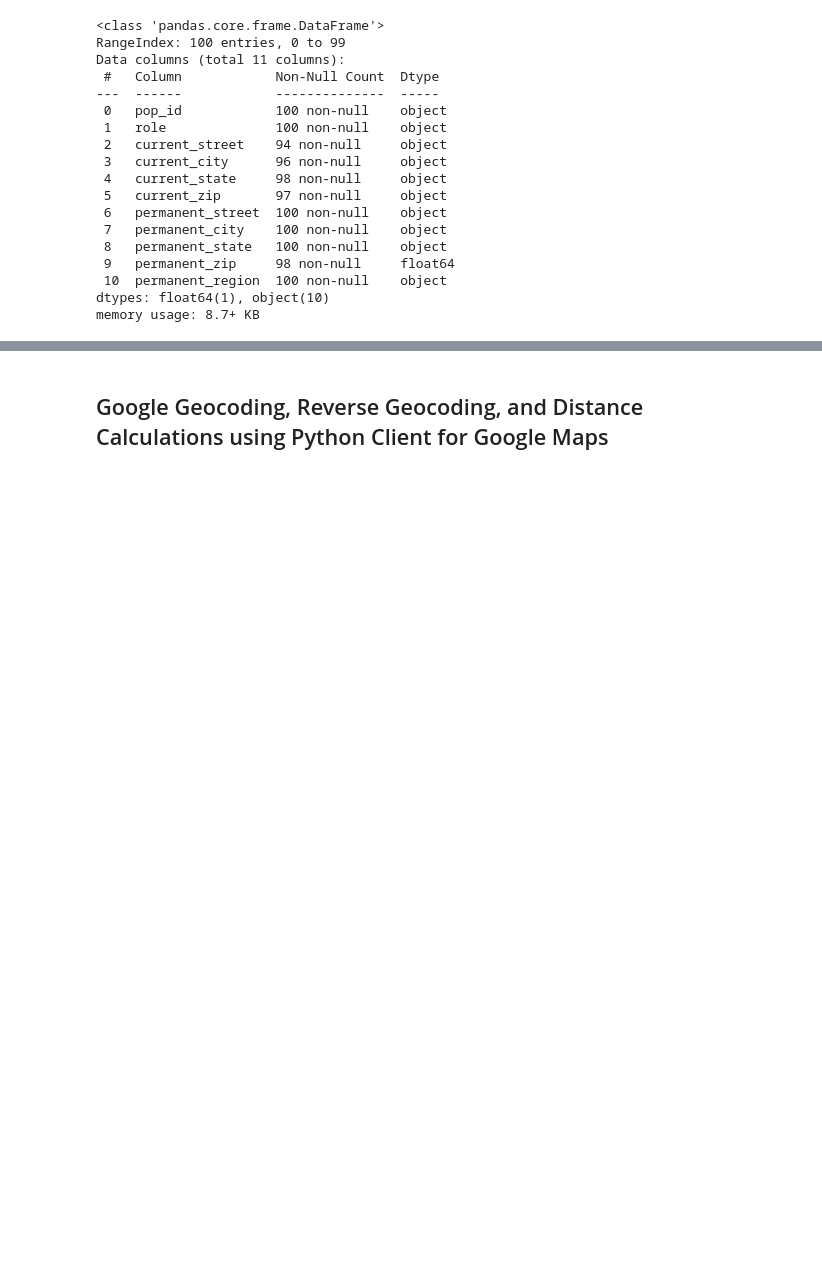
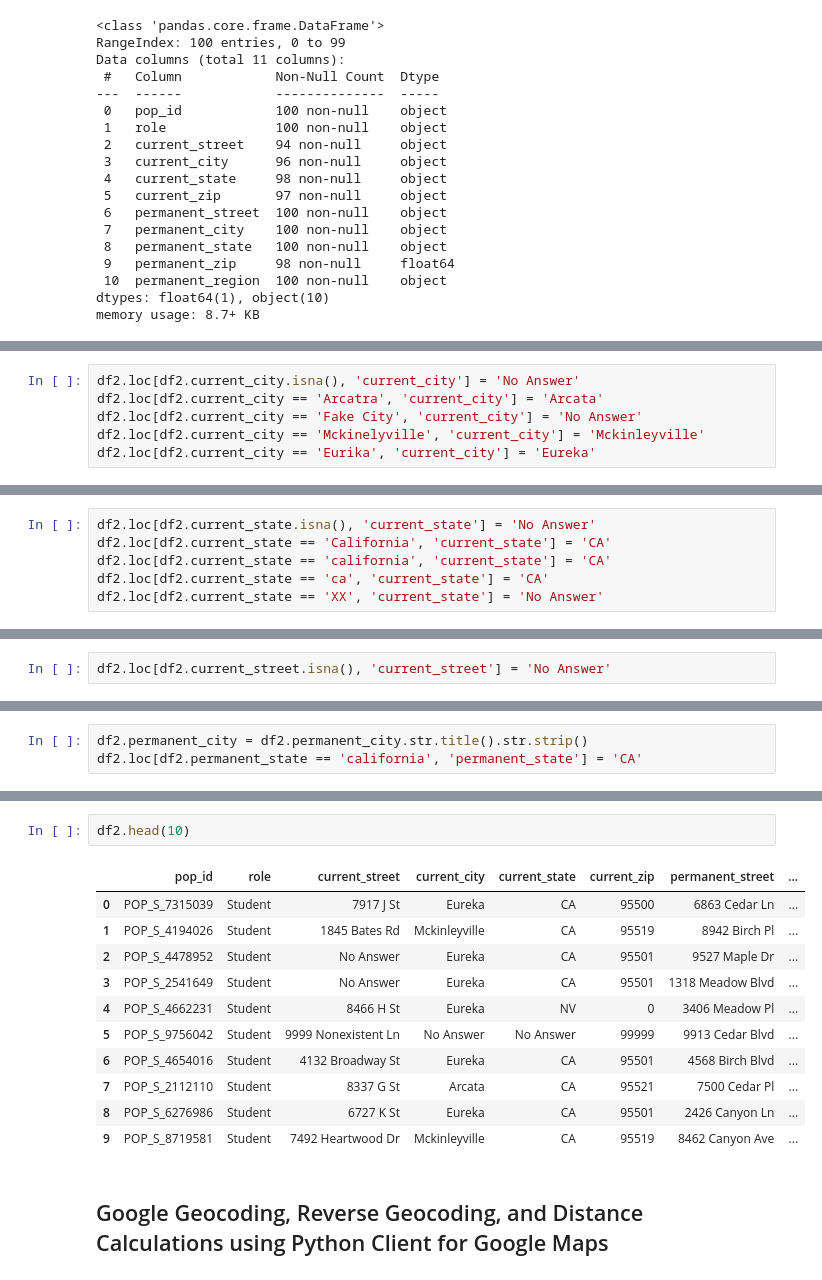
Before and after one commit to toritotony/311-projects, a Jupyter notebook: project2/data/pipeline/data_pipeline.ipynb, the cells around one changed output, grey strips where cells are left out. Cells and saved outputs as stored; diff of their text form; blank space fills up the shorter version.

```diff
--- a/project2/data/pipeline/data_pipeline.ipynb
+++ b/project2/data/pipeline/data_pipeline.ipynb
@@ -238,0 +276,6 @@ memory usage: 8.7+ KB
+# %%
+df2.loc[df2.current_city.isna(), 'current_city'] = 'No Answer'
+df2.loc[df2.current_city == 'Arcatra', 'current_city'] = 'Arcata'
+df2.loc[df2.current_city == 'Fake City', 'current_city'] = 'No Answer'
+df2.loc[df2.current_city == 'Mckinelyville', 'current_city'] = 'Mckinleyville'
+df2.loc[df2.current_city == 'Eurika', 'current_city'] = 'Eureka'
@@ -238,0 +289,6 @@ memory usage: 8.7+ KB
+# %%
+df2.loc[df2.current_state.isna(), 'current_state'] = 'No Answer'
+df2.loc[df2.current_state == 'California', 'current_state'] = 'CA'
+df2.loc[df2.current_state == 'california', 'current_state'] = 'CA'
+df2.loc[df2.current_state == 'ca', 'current_state'] = 'CA'
+df2.loc[df2.current_state == 'XX', 'current_state'] = 'No Answer'
@@ -238,0 +301,2 @@ memory usage: 8.7+ KB
+# %%
+df2.loc[df2.current_street.isna(), 'current_street'] = 'No Answer'
@@ -238,0 +325,3 @@ memory usage: 8.7+ KB
+# %%
+df2.permanent_city = df2.permanent_city.str.title().str.strip()
+df2.loc[df2.permanent_state == 'california', 'permanent_state'] = 'CA'
@@ -239,3 +344,17 @@ memory usage: 8.7+ KB
+# %%
+df2.head(10)
+# %% [output]
+|  | pop_id | role | current_street | current_city | current_state | current_zip | permanent_street | ... |
+| 0 | POP_S_7315039 | Student | 7917 J St | Eureka | CA | 95500 | 6863 Cedar Ln | ... |
+| 1 | POP_S_4194026 | Student | 1845 Bates Rd | Mckinleyville | CA | 95519 | 8942 Birch Pl | ... |
+| 2 | POP_S_4478952 | Student | No Answer | Eureka | CA | 95501 | 9527 Maple Dr | ... |
+| 3 | POP_S_2541649 | Student | No Answer | Eureka | CA | 95501 | 1318 Meadow Blvd | ... |
+| 4 | POP_S_4662231 | Student | 8466 H St | Eureka | NV | 0 | 3406 Meadow Pl | ... |
+| 5 | POP_S_9756042 | Student | 9999 Nonexistent Ln | No Answer | No Answer | 99999 | 9913 Cedar Blvd | ... |
+| 6 | POP_S_4654016 | Student | 4132 Broadway St | Eureka | CA | 95501 | 4568 Birch Blvd | ... |
+| 7 | POP_S_2112110 | Student | 8337 G St | Arcata | CA | 95521 | 7500 Cedar Pl | ... |
+| 8 | POP_S_6276986 | Student | 6727 K St | Eureka | CA | 95501 | 2426 Canyon Ln | ... |
+| 9 | POP_S_8719581 | Student | 7492 Heartwood Dr | Mckinleyville | CA | 95519 | 8462 Canyon Ave | ... |
 # %% [markdown]
 ## Google Geocoding, Reverse Geocoding, and Distance Calculations using Python Client for Google Maps
 # %%
```
Also changed, not shown: parts of 27 cells of this notebook.
